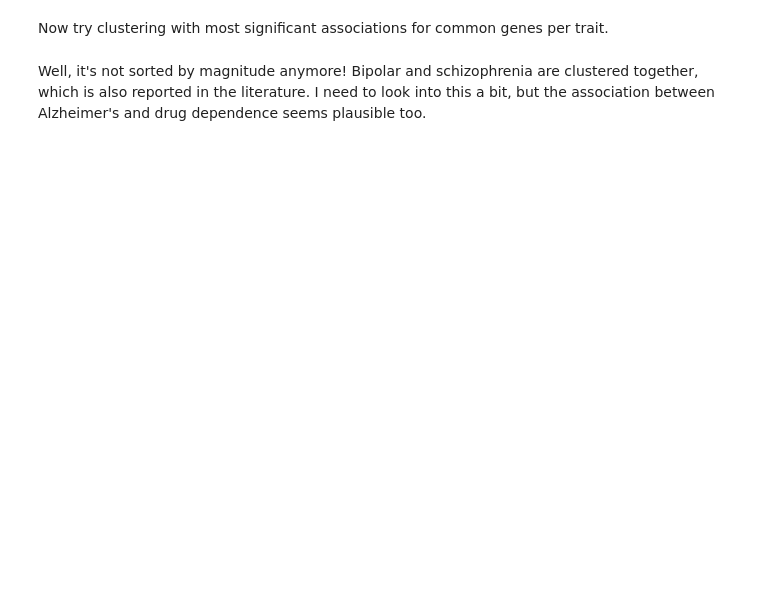
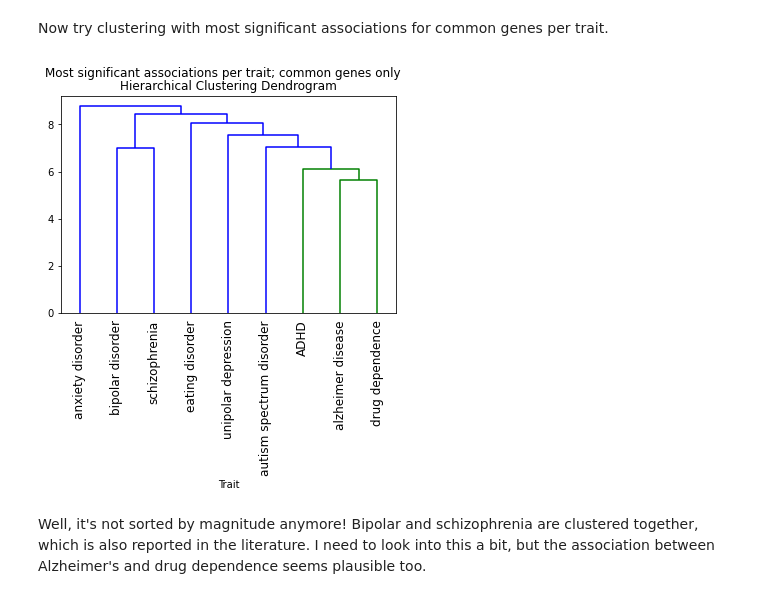
Before and after one commit to jstimes/MentalMap, a Jupyter notebook: notebooks/GWAS_encode_and_cluster.ipynb, the cells around one changed output. Cells and saved outputs as stored; diff of their text form; code cells hidden in the pictures; blank space fills up the shorter version.

```diff
--- a/notebooks/GWAS_encode_and_cluster.ipynb
+++ b/notebooks/GWAS_encode_and_cluster.ipynb
@@ -77,7 +77,5 @@ assert encoding[0] == 1
 assert sum(encoding) == 1
 # %%
 # Encode them all!
-encodings_vertical = pd.DataFrame(
-    {df["parent_trait"].unique()[0]: encode_condition_df(df) for df in dfs}
-)
+encodings_vertical = pd.DataFrame({df['parent_trait'].unique()[0]: encode_condition_df(df, gene_to_index) for df in dfs})
 encodings_vertical
@@ -90,7 +116,9 @@ encodings
 # %%
 # See docs here:
 # https://scikit-learn.org/stable/modules/generated/sklearn.cluster.AgglomerativeClustering.html
-model = AgglomerativeClustering(distance_threshold=0, n_clusters=None, linkage="ward")
+model = AgglomerativeClustering(distance_threshold=0,
+                                n_clusters=None,
+                                linkage='ward')
 clustering = model.fit(encodings)
 # %%
 # This code is from the scikit-learn examples!
@@ -220,10 +284,12 @@ smallest_trait_size
 # %%
 new_df = pd.DataFrame()
-for trait in all_df["parent_trait"].unique():
-    trait_df = all_df[all_df["parent_trait"] == trait]
-    trait_df.sort_values(by="p_value", inplace=True, ascending=True)
-    trait_df = trait_df.iloc[range(0, smallest_trait_size)]
-    new_df = pd.concat([new_df, trait_df])
+for trait in all_df['parent_trait'].unique():
+  trait_df = all_df[all_df['parent_trait'] == trait]
+  trait_df.sort_values(by='p_value',
+                       inplace=True,
+                       ascending=True)
+  trait_df = trait_df.iloc[range(0, smallest_trait_size)]
+  new_df = pd.concat([new_df, trait_df])
 
-trait_group_df = new_df.groupby("parent_trait").size()
+trait_group_df = new_df.groupby('parent_trait').size()
 trait_group_df
@@ -230,8 +312,9 @@ trait_group_df
 # %% [markdown]
 Now try clustering with most significant associations for common genes per trait.
 # %%
-gene_based_hierachical_clustering(
-    new_df, "Most significant associations per trait; common genes only"
-)
+gene_based_hierachical_clustering(new_df,
+                                  'Most significant associations per trait; common genes only')
+# %% [output]
+[figure, added]
 # %% [markdown]
 Well, it's not sorted by magnitude anymore! Bipolar and schizophrenia are clustered together, which is also reported in the literature. I need to look into this a bit, but the association between Alzheimer's and drug dependence seems plausible too.
```
Also changed, not shown: parts of 54 cells of this notebook, 1 other file.
